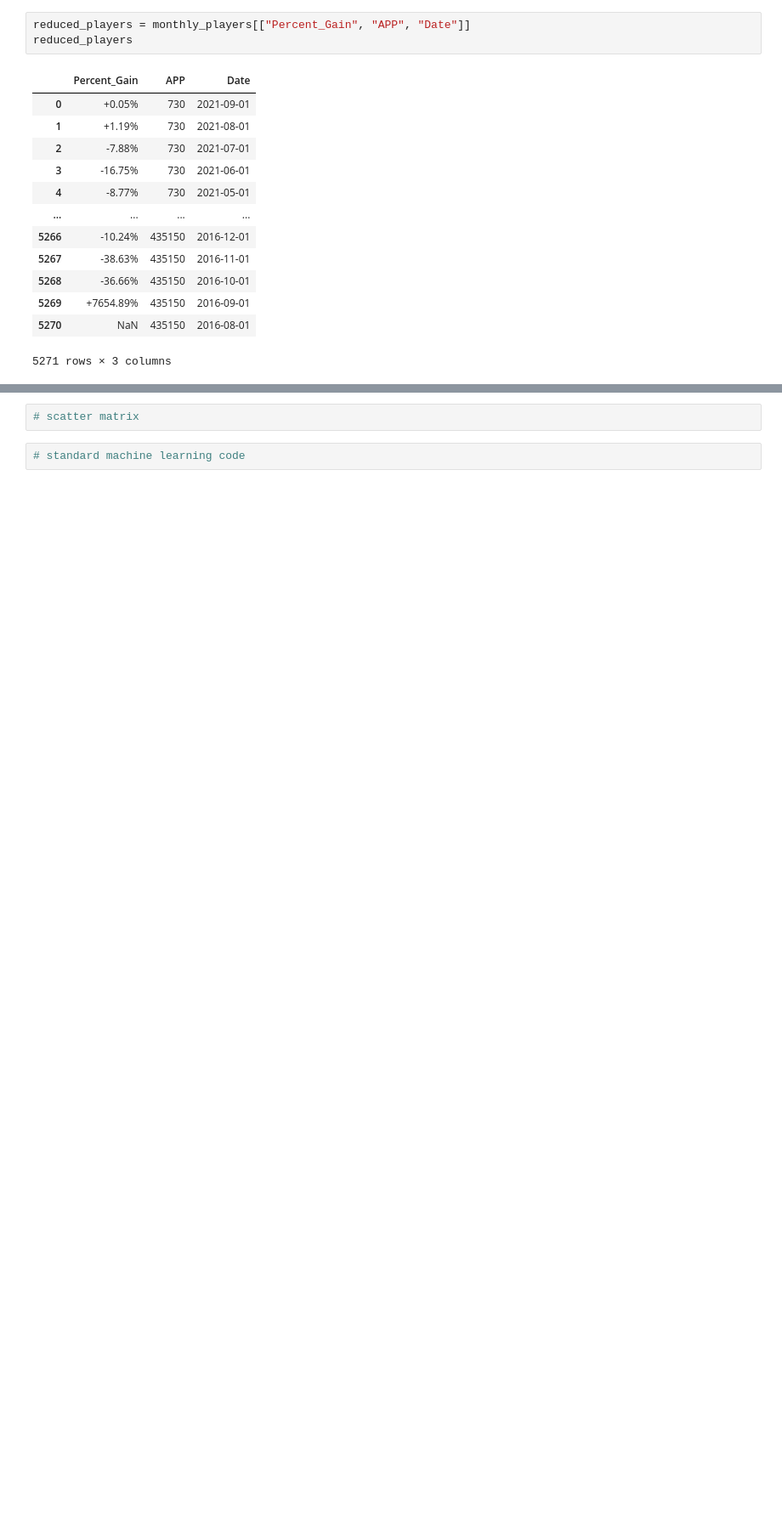
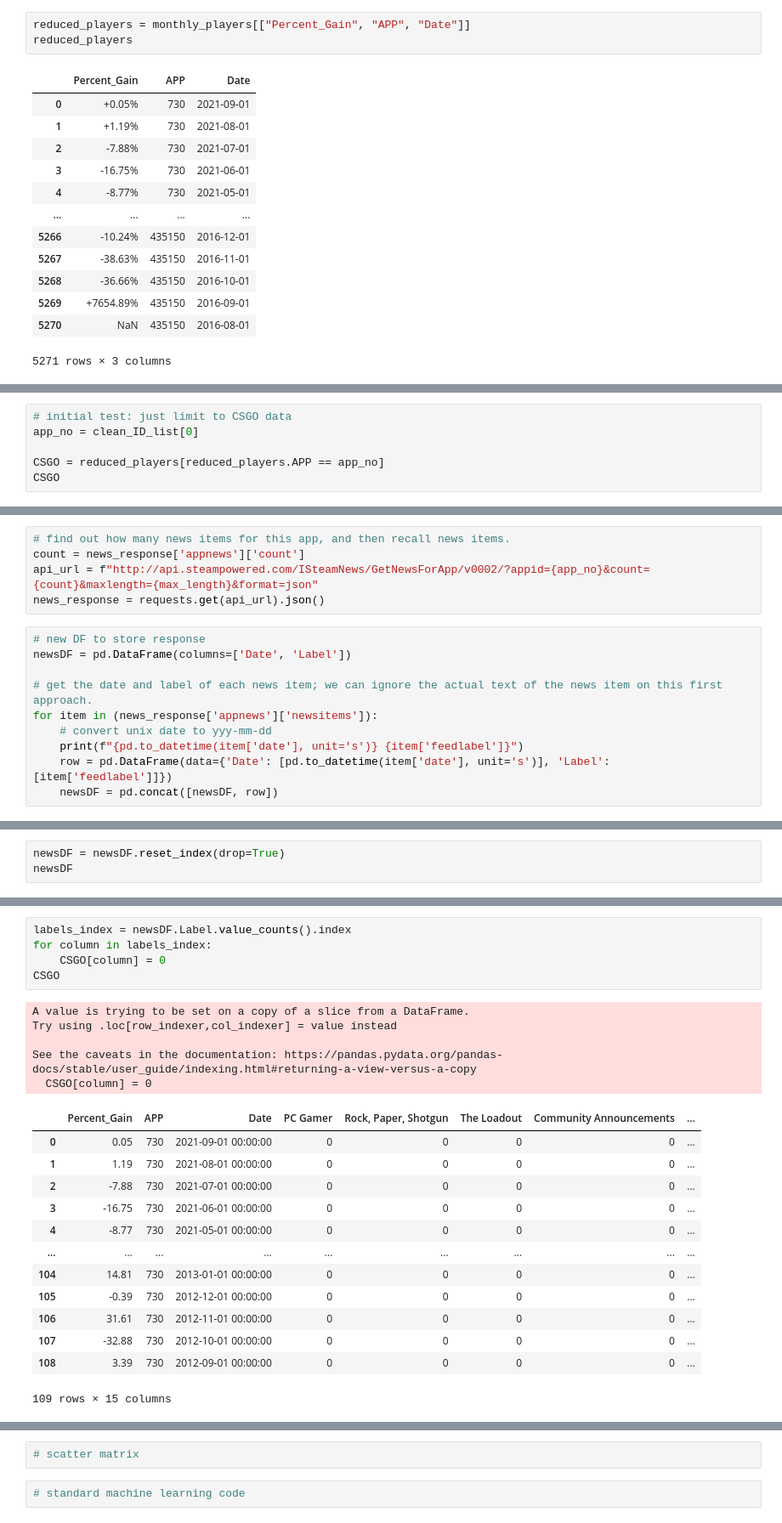
Before and after one commit to SofiaKauser/Steam-Project, a Jupyter notebook: Steam_player_data_varies_with_news_feed.ipynb, the cells around one changed output, grey strips where cells are left out. Shown: that part at 85% size. Drawn from its saved outputs; the diff is of its cells as text; blank space fills up the shorter version.

```diff
--- a/Steam_player_data_varies_with_news_feed.ipynb
+++ b/Steam_player_data_varies_with_news_feed.ipynb
@@ -182,0 +317,6 @@ CSGO
+# %%
+# initial test: just limit to CSGO data
+app_no = clean_ID_list[0]
+
+CSGO = reduced_players[reduced_players.APP == app_no]
+CSGO
@@ -184,0 +347,15 @@ CSGO
+# %%
+# find out how many news items for this app, and then recall news items.
+count = news_response['appnews']['count']
+api_url = f"http://api.steampowered.com/ISteamNews/GetNewsForApp/v0002/?appid={app_no}&count={count}&maxlength={max_length}&format=json"
+news_response = requests.get(api_url).json()
+# %%
+# new DF to store response
+newsDF = pd.DataFrame(columns=['Date', 'Label'])
+
+# get the date and label of each news item; we can ignore the actual text of the news item on this first approach.
+for item in (news_response['appnews']['newsitems']):
+    # convert unix date to yyy-mm-dd
+    print(f"{pd.to_datetime(item['date'], unit='s')} {item['feedlabel']}")
+    row = pd.DataFrame(data={'Date': [pd.to_datetime(item['date'], unit='s')], 'Label': [item['feedlabel']]})
+    newsDF = pd.concat([newsDF, row])
@@ -184,0 +380,3 @@ CSGO
+# %%
+newsDF = newsDF.reset_index(drop=True)
+newsDF
@@ -185,2 +419,26 @@ CSGO
+# %%
+labels_index = newsDF.Label.value_counts().index
+for column in labels_index:
+    CSGO[column] = 0
+CSGO
+# %% [output]
+A value is trying to be set on a copy of a slice from a DataFrame.
+Try using .loc[row_indexer,col_indexer] = value instead
+
+See the caveats in the documentation: https://pandas.pydata.org/pandas-docs/stable/user_guide/indexing.html#returning-a-view-versus-a-copy
+  CSGO[column] = 0
+|  | Percent_Gain | APP | Date | PC Gamer | Rock, Paper, Shotgun | The Loadout | Community Announcements | ... |
+| 0 | 0.05 | 730 | 2021-09-01 00:00:00 | 0 | 0 | 0 | 0 | ... |
+| 1 | 1.19 | 730 | 2021-08-01 00:00:00 | 0 | 0 | 0 | 0 | ... |
+| 2 | -7.88 | 730 | 2021-07-01 00:00:00 | 0 | 0 | 0 | 0 | ... |
+| 3 | -16.75 | 730 | 2021-06-01 00:00:00 | 0 | 0 | 0 | 0 | ... |
+| 4 | -8.77 | 730 | 2021-05-01 00:00:00 | 0 | 0 | 0 | 0 | ... |
+| ... | ... | ... | ... | ... | ... | ... | ... | ... |
+| 104 | 14.81 | 730 | 2013-01-01 00:00:00 | 0 | 0 | 0 | 0 | ... |
+| 105 | -0.39 | 730 | 2012-12-01 00:00:00 | 0 | 0 | 0 | 0 | ... |
+| 106 | 31.61 | 730 | 2012-11-01 00:00:00 | 0 | 0 | 0 | 0 | ... |
+| 107 | -32.88 | 730 | 2012-10-01 00:00:00 | 0 | 0 | 0 | 0 | ... |
+| 108 | 3.39 | 730 | 2012-09-01 00:00:00 | 0 | 0 | 0 | 0 | ... |
+109 rows × 15 columns
 # %%
 # bin news feed into monthly groups
```
Also changed, not shown: parts of 27 cells of this notebook.
